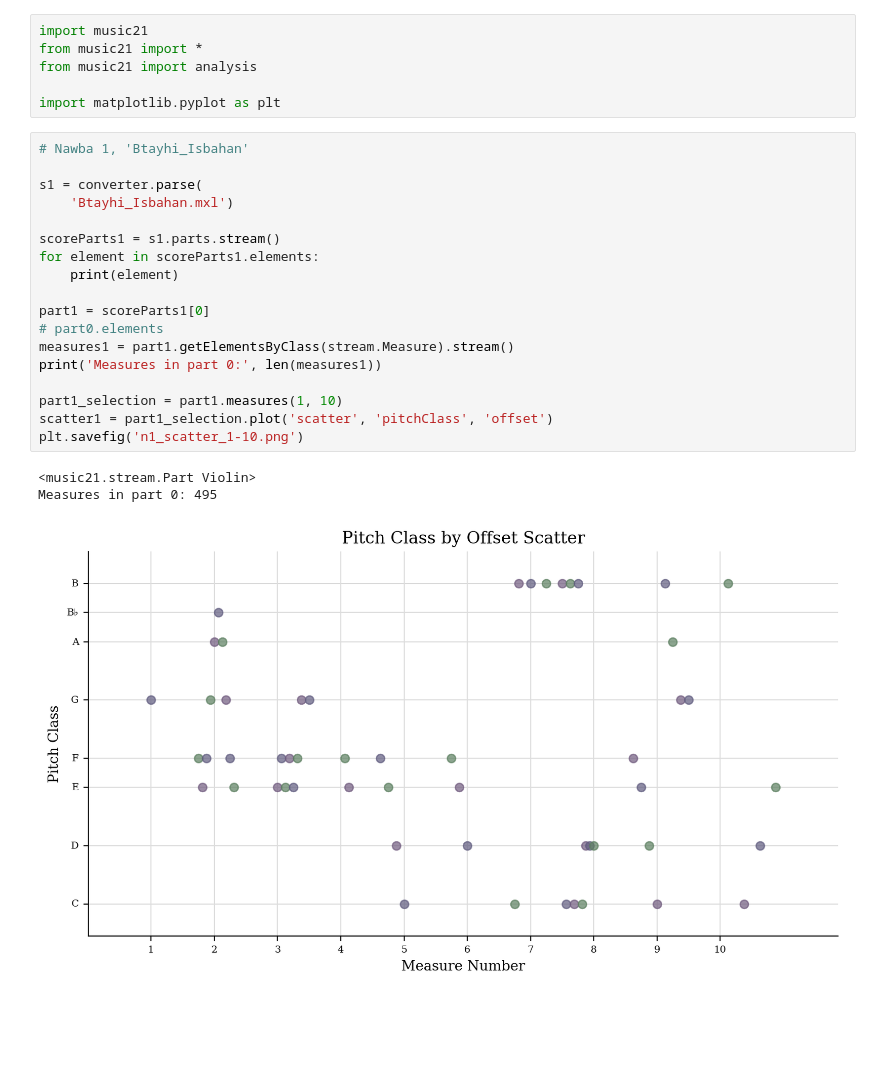
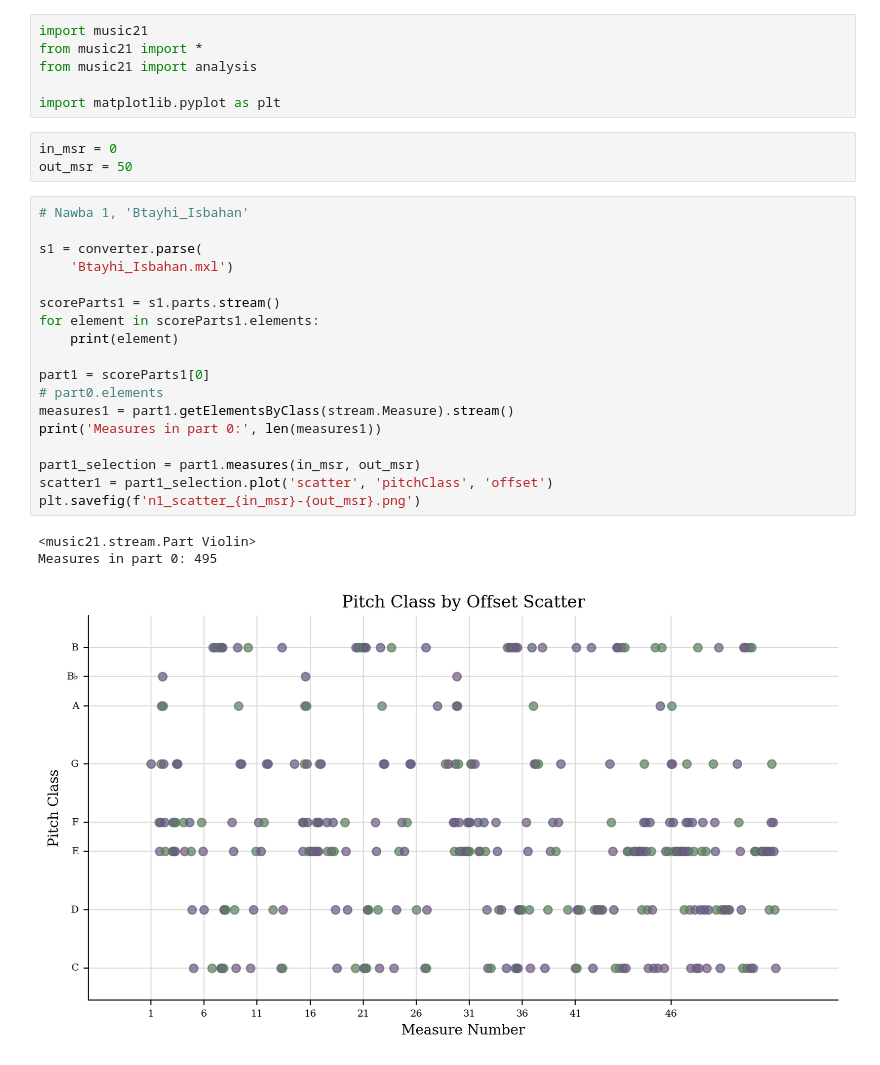
Before and after one commit to abhishekneerr/AMPLab, a Jupyter notebook: ethnonmusicology/Nawab_pitchClass.ipynb, the cells around one changed output. Cells and saved outputs as stored; diff of their text form; blank space fills up the shorter version.

Commit message:
images on 50 measures

```diff
--- a/ethnonmusicology/Nawab_pitchClass.ipynb
+++ b/ethnonmusicology/Nawab_pitchClass.ipynb
@@ -8,28 +8,31 @@ from music21 import *
 from music21 import analysis
 
 import matplotlib.pyplot as plt
+# %%
+in_msr = 0
+out_msr = 50
 # %%
 # Nawba 1, 'Btayhi_Isbahan'
 
 s1 = converter.parse(
     'Btayhi_Isbahan.mxl')
 
 scoreParts1 = s1.parts.stream()
 for element in scoreParts1.elements:
     print(element)
 
 part1 = scoreParts1[0]
 # part0.elements
 measures1 = part1.getElementsByClass(stream.Measure).stream()
 print('Measures in part 0:', len(measures1))
 
-part1_selection = part1.measures(1, 10)
+part1_selection = part1.measures(in_msr, out_msr)
 scatter1 = part1_selection.plot('scatter', 'pitchClass', 'offset')
-plt.savefig('n1_scatter_1-10.png')
+plt.savefig(f'n1_scatter_{in_msr}-{out_msr}.png')
 # %% [output]
 <music21.stream.Part Violin>
 Measures in part 0: 495
-[figure, old version]
+[figure, new version]
 # %%
 # Nawba 2, Btayhi_Istihlal
 
```
Also changed, not shown: parts of 4 cells of this notebook, 10 other files.
